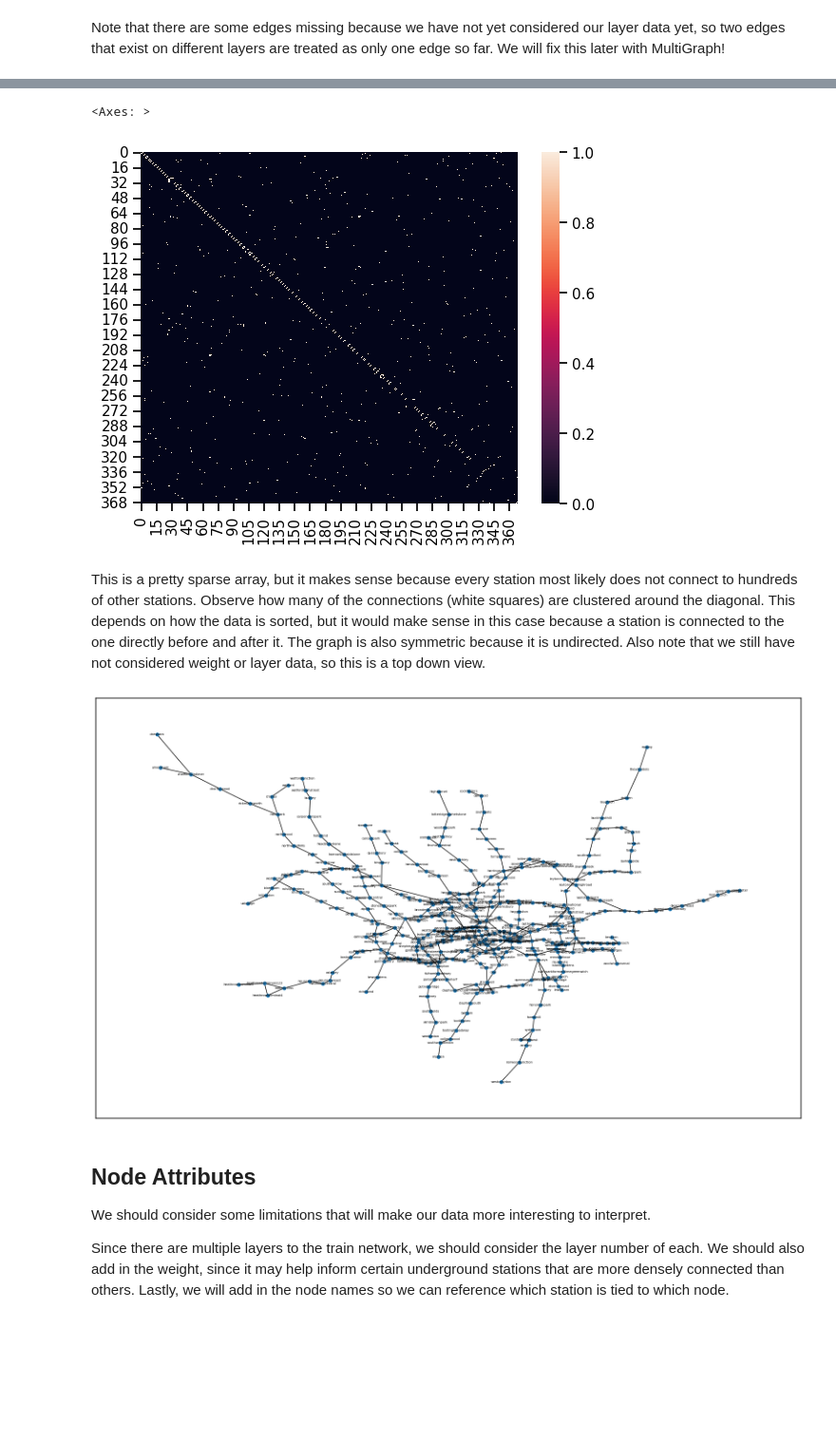
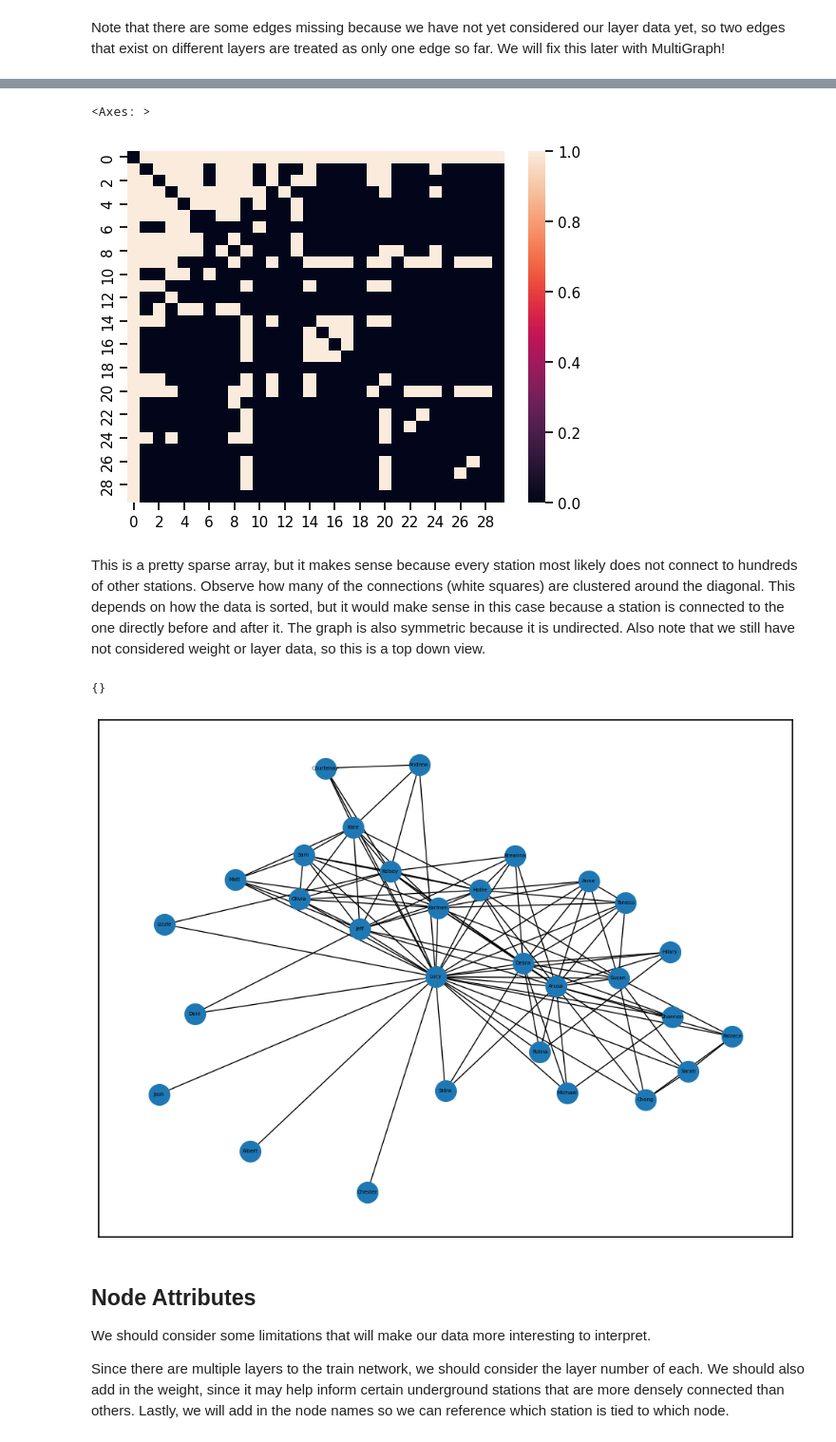
Before and after one commit to lucywu12/insight, a Jupyter notebook: wu.ipynb, the cells around one changed output, grey strips where cells are left out. Shown at 95% size. Cells and saved outputs as stored; diff of their text form; code cells hidden in the pictures; blank space fills up the shorter version.

Commit message:
final plots

```diff
--- a/wu.ipynb
+++ b/wu.ipynb
@@ -31,14 +31,18 @@ To the original nodes file, I added in another column to collect Fare Zone infor
 # %%
 #Importing the nodes
 #Note: We can only use hashable data types, so we must use tuples
-with open(r'/Users/lucywu/london_transport_network/london_nodes.csv', 'r') as london_node_csv:
-    node_reader = csv.reader(london_node_csv)
+with open(r'/Users/lucywu/insight/teams_nodes.csv', 'r') as insight_node_csv:
+    node_reader = csv.reader(insight_node_csv, delimiter=';')
 
     nodes = []
     node_dict = {}
+
+    '''
     node_fare = []
     node_fare_dict = {}
     node_pos_dict = {}
+    '''
+
     #Skip over the header
     next(node_reader, None)
     #Iterate over each row to get all nodes
@@ -46,22 +50,26 @@ with open(r'/Users/lucywu/london_transport_network/london_nodes.csv', 'r') as lo
         nodes.append(int(row[0]))
         #Make a dictionary of the nodes and their names (we will use it for attributes later)
         node_dict[int(row[0])] = row[1]
+
+        '''
         #Make a dictionary of the nodes and their zone fares
         node_fare_dict[int(row[0])] = row[3]
         node_fare.append(float(row[3]))
         #Make a dictionary of the nodes and their positions
         node_pos_dict[int(row[0])] = row[6]
+        '''
+
 
 #Change list into tuple so it's hashable
 t_nodes = (tuple(nodes))
 # %%
 #Importing the edges
-with open(r'/Users/lucywu/london_transport_network/london_edges.csv', 'r') as london_edge_csv:
-    edge_reader = csv.reader(london_edge_csv)
+with open(r'/Users/lucywu/insight/teams_edges.csv', 'r') as insight_edge_csv:
+    edge_reader = csv.reader(insight_edge_csv, delimiter=';')
 
     edges = []
     edge_weight = {}
-    edge_layer = {}
+    #edge_layer = {}
 
     next(edge_reader, None)
 
@@ -71,8 +79,9 @@ with open(r'/Users/lucywu/london_transport_network/london_edges.csv', 'r') as lo
         #Make a dictionary of edges and their weight (keyed by each edge tuple)
         #Also make sure that weight is numeric because it will be used by other algorithms
         edge_weight[tuple([int(row[0]), int(row[1])])] = int(row[2])
+
         #Make a dictionary of edges and their weight (keyed by each edge tuple)
-        edge_layer[tuple([int(row[0]), int(row[1])])] = int(row[3])
+        #edge_layer[tuple([int(row[0]), int(row[1])])] = int(row[3])
 
 #Change list into tuple so it's hashable
 t_edges = (tuple(edges))
@@ -109,20 +128,28 @@ array([[0., 1., 0., ..., 0., 0., 0.],
 sns.heatmap(A)
 # %% [output]
 <Axes: >
-[figure, old version]
+[figure, new version]
 # %% [markdown]
 This is a pretty sparse array, but it makes sense because every station most likely does not connect to hundreds of other stations. Observe how many of the connections (white squares) are clustered around the diagonal. This depends on how the data is sorted, but it would make sense in this case because a station is connected to the one directly before and after it. The graph is also symmetric because it is undirected. Also note that we still have not considered weight or layer data, so this is a top down view.
 # %%
 #Drawing the network
 
 #This is pretty ugly, this helps with formatting so it looks less like a spider...
 #I artificially scaled the figure size to try and make it as geographically close to the actual London transport network as possible
-fig, ax = plt.subplots(1, 1, figsize=(20,12))
+fig, ax = plt.subplots(1, 1, figsize=(12,9))
+
+#Get generated position information so it is the same each time
+pos=nx.spring_layout(G)
+
+#Add weight labels
+labels = nx.get_edge_attributes(G,'weight')
 
 #Adding some more parameters to make it readable
-nx.draw_networkx(G, pos=node_pos, node_size=25, labels=node_dict, font_size=5, ax=ax)
+nx.draw_networkx(G, pos, node_size=400, labels=node_dict, font_size=5, ax=ax)
+nx.draw_networkx_edge_labels(G, pos=pos, edge_labels=labels)
 # %% [output]
+{}
-[figure, old version]
+[figure, new version]
 # %% [markdown]
 ## Node Attributes
 We should consider some limitations that will make our data more interesting to interpret.
```
Also changed, not shown: parts of 37 cells of this notebook.
